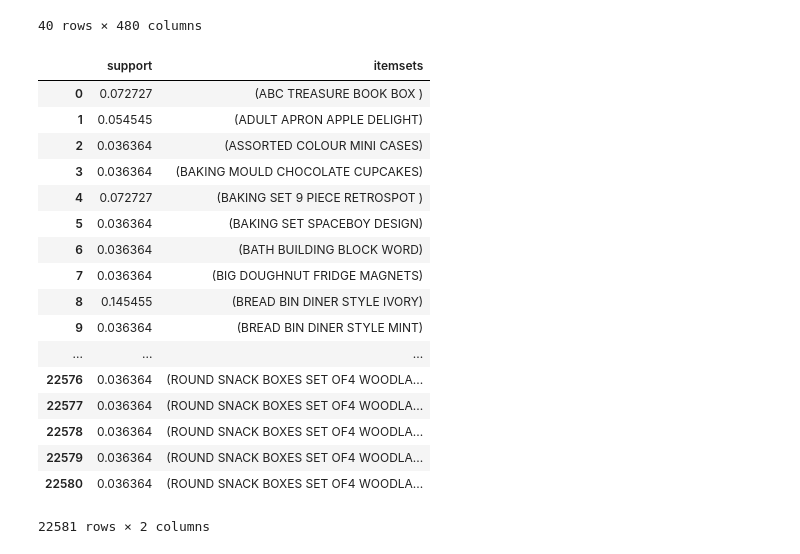
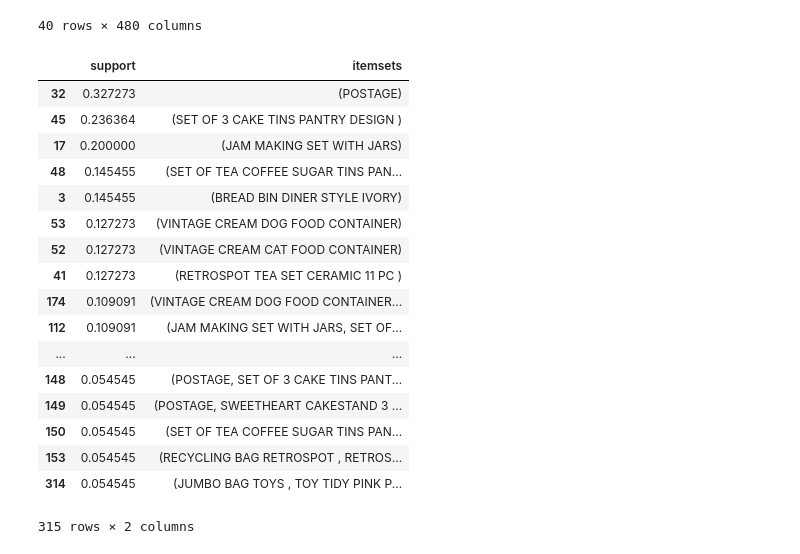
Before and after one commit to BrunoICardoso/DataScience, a Jupyter notebook: machine-learning-1/Trabalho 3 - Regras de Associação.ipynb, the cells around one changed output. Cells and saved outputs as stored; diff of their text form; code cells hidden in the pictures.

```diff
--- a/machine-learning-1/Trabalho 3 - Regras de Associação.ipynb
+++ b/machine-learning-1/Trabalho 3 - Regras de Associação.ipynb
@@ -166,25 +166,25 @@ df1.head(40)
 40 rows × 480 columns
 # %%
 #encontrando regras com no mínimo 5% de suporte
-frequent_items = apriori(df1, min_support=0.02, use_colnames=True)
-frequent_items
+frequent_items = apriori(df1, min_support=0.05, use_colnames=True)
+frequent_items.sort_values('support', ascending= False)
 # %% [output]
 |  | support | itemsets |
-| 0 | 0.072727 | (ABC TREASURE BOOK BOX ) |
-| 1 | 0.054545 | (ADULT APRON APPLE DELIGHT) |
-| 2 | 0.036364 | (ASSORTED COLOUR MINI CASES) |
-| 3 | 0.036364 | (BAKING MOULD CHOCOLATE CUPCAKES) |
-| 4 | 0.072727 | (BAKING SET 9 PIECE RETROSPOT ) |
-| 5 | 0.036364 | (BAKING SET SPACEBOY DESIGN) |
-| 6 | 0.036364 | (BATH BUILDING BLOCK WORD) |
-| 7 | 0.036364 | (BIG DOUGHNUT FRIDGE MAGNETS) |
-| 8 | 0.145455 | (BREAD BIN DINER STYLE IVORY) |
-| 9 | 0.036364 | (BREAD BIN DINER STYLE MINT) |
+| 32 | 0.327273 | (POSTAGE) |
+| 45 | 0.236364 | (SET OF 3 CAKE TINS PANTRY DESIGN ) |
+| 17 | 0.200000 | (JAM MAKING SET WITH JARS) |
+| 48 | 0.145455 | (SET OF TEA COFFEE SUGAR TINS PAN... |
+| 3 | 0.145455 | (BREAD BIN DINER STYLE IVORY) |
+| 53 | 0.127273 | (VINTAGE CREAM DOG FOOD CONTAINER) |
+| 52 | 0.127273 | (VINTAGE CREAM CAT FOOD CONTAINER) |
+| 41 | 0.127273 | (RETROSPOT TEA SET CERAMIC 11 PC ) |
+| 174 | 0.109091 | (VINTAGE CREAM DOG FOOD CONTAINER... |
+| 112 | 0.109091 | (JAM MAKING SET WITH JARS, SET OF... |
 | ... | ... | ... |
-| 22576 | 0.036364 | (ROUND SNACK BOXES SET OF4 WOODLA... |
-| 22577 | 0.036364 | (ROUND SNACK BOXES SET OF4 WOODLA... |
-| 22578 | 0.036364 | (ROUND SNACK BOXES SET OF4 WOODLA... |
-| 22579 | 0.036364 | (ROUND SNACK BOXES SET OF4 WOODLA... |
-| 22580 | 0.036364 | (ROUND SNACK BOXES SET OF4 WOODLA... |
+| 148 | 0.054545 | (POSTAGE, SET OF 3 CAKE TINS PANT... |
+| 149 | 0.054545 | (POSTAGE, SWEETHEART CAKESTAND 3 ... |
+| 150 | 0.054545 | (SET OF TEA COFFEE SUGAR TINS PAN... |
+| 153 | 0.054545 | (RECYCLING BAG RETROSPOT , RETROS... |
+| 314 | 0.054545 | (JUMBO BAG TOYS , TOY TIDY PINK P... |
-22581 rows × 2 columns
+315 rows × 2 columns
 # %%
```
Also changed, not shown: parts of 11 cells of this notebook, 1 other file.
